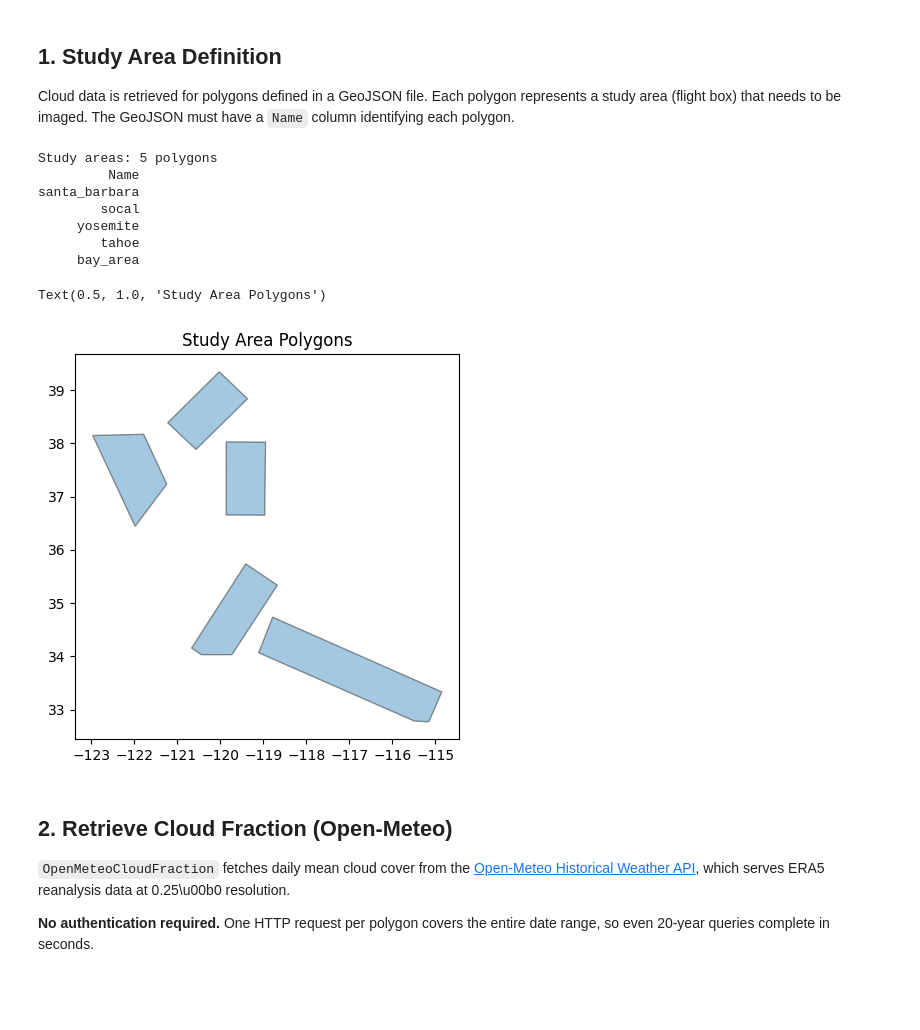
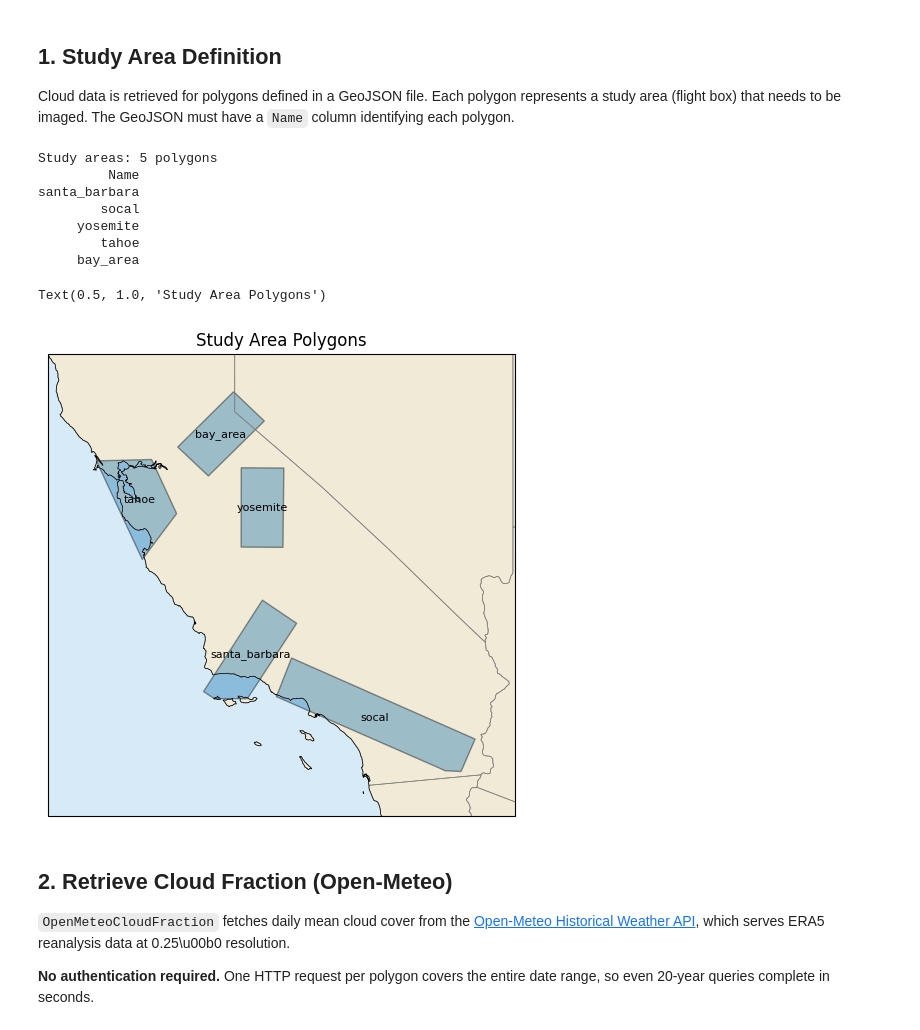
Before and after one commit to ryanpavlick/hyplan, a Jupyter notebook: notebooks/cloud_analysis.ipynb, the cells around one changed output. Cells and saved outputs as stored; diff of their text form; code cells hidden in the pictures; blank space fills up the shorter version.

```diff
--- a/notebooks/cloud_analysis.ipynb
+++ b/notebooks/cloud_analysis.ipynb
@@ -51,22 +51,40 @@ The GeoJSON must have a `Name` column identifying each polygon.
 # %%
 polygon_file = "exampledata/wdts.geojson"
 
 gdf = gpd.read_file(polygon_file)
 print(f"Study areas: {len(gdf)} polygons")
 print(gdf[["Name"]].to_string(index=False))
 
-ax = gdf.plot(figsize=(8, 5), alpha=0.4, edgecolor="black")
+import matplotlib.pyplot as plt
+import cartopy.crs as ccrs
+import cartopy.feature as cfeature
+
+fig, ax = plt.subplots(figsize=(8, 6), subplot_kw={"projection": ccrs.PlateCarree()})
+ax.set_extent([-124, -114, 32, 40], crs=ccrs.PlateCarree())
+
+ax.add_feature(cfeature.LAND, facecolor="#f0ead6")
+ax.add_feature(cfeature.OCEAN, facecolor="#d6eaf8")
+ax.add_feature(cfeature.STATES, edgecolor="gray", linewidth=0.5)
+ax.add_feature(cfeature.COASTLINE, edgecolor="black", linewidth=0.5)
+
+gdf.plot(ax=ax, alpha=0.4, edgecolor="black", transform=ccrs.PlateCarree())
+
+for _, row in gdf.iterrows():
+    centroid = row.geometry.centroid
+    ax.text(centroid.x, centroid.y, row["Name"], fontsize=8,
+            ha="center", va="center", transform=ccrs.PlateCarree())
+
 ax.set_title("Study Area Polygons")
 # %% [output]
 Study areas: 5 polygons
          Name
 santa_barbara
         socal
      yosemite
         tahoe
      bay_area
 Text(0.5, 1.0, 'Study Area Polygons')
-[figure, old version]
+[figure, new version]
 # %% [markdown]
 ## 2. Retrieve Cloud Fraction (Open-Meteo)
 
```
Also changed, not shown: parts of 4 cells of this notebook, 8 other files.
